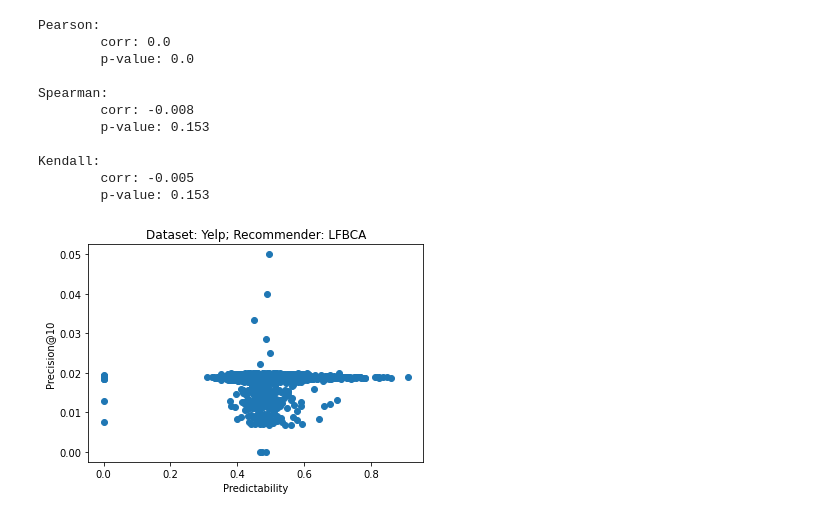
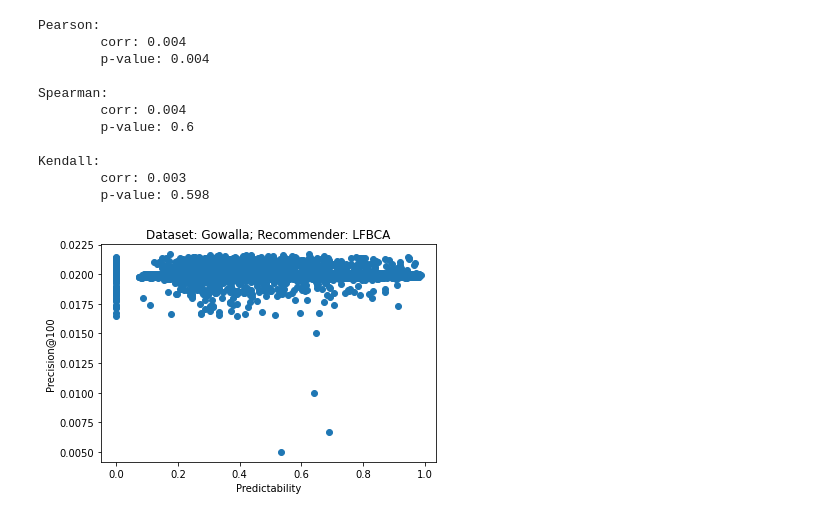
Before and after one commit to hugodavilat/recomendadores, a Jupyter notebook: merge_results/merged.ipynb, the cells around one changed output. Cells and saved outputs as stored; diff of their text form; code cells hidden in the pictures.

```diff
--- a/merge_results/merged.ipynb
+++ b/merge_results/merged.ipynb
@@ -72,21 +72,21 @@ Kendall:
 # %%
-ds, rc = 'gowalla', 'lfbca'
+ds, rc = 'gow', 'lfbca'
 precs10, precs50, precs100, recs, preds = get_result(ds, rc)
 plt_chart(preds, precs100, 'Dataset: Gowalla; Recommender: LFBCA', 'Predictability', 'Precision@100')
 get_corr(preds, precs100)
 # %% [output]
 Pearson:
-        corr: 0.0
-        p-value: 0.0
+        corr: 0.004
+        p-value: 0.004
 
 Spearman:
-        corr: -0.008
-        p-value: 0.153
+        corr: 0.004
+        p-value: 0.6
 
 Kendall:
-        corr: -0.005
-        p-value: 0.153
+        corr: 0.003
+        p-value: 0.598
-[figure, old version]
+[figure, new version]
 # %%
 ds, rc = 'yelp', 'lfbca'
 precs10, precs50, precs100, recs, preds = get_result(ds, rc)
```
Also changed, not shown: parts of 11 cells of this notebook, 7 other files.
